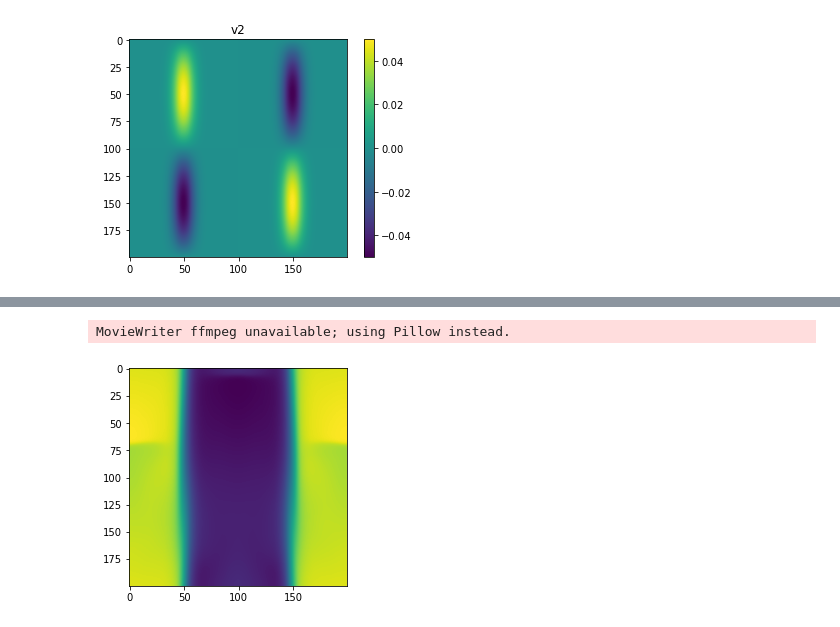
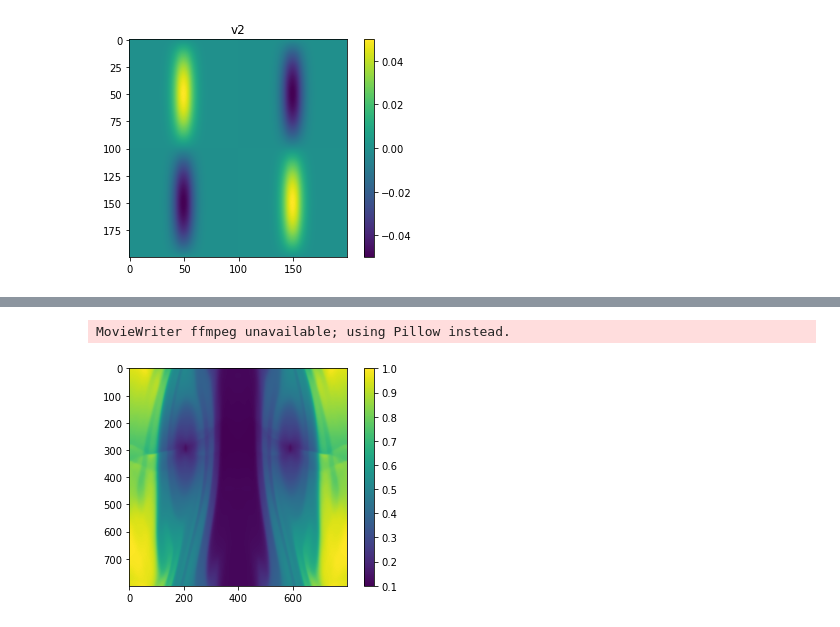
Before and after one commit to MarcusHatton/Plotting, a Jupyter notebook: KHPlotter.ipynb, the cells around one changed output, grey strips where cells are left out. Drawn from its saved outputs; the diff is of its cells as text; code cells hidden in the pictures.

```diff
--- a/KHPlotter.ipynb
+++ b/KHPlotter.ipynb
@@ -20,9 +20,10 @@ fs_BDNK_Sh = []
 #   fs_IS_Sh.append(h5py.File('IS/KH/Shear/cfl04/dp_200x200x0_'+str(n)+'.hdf5','r'))
 #   fs_ISCE_Sh.append(h5py.File('ISCE/KH/Shear/cfl04/dp_200x200x0_'+str(n)+'.hdf5','r'))
 
-for n in range(11):
-#   fs_IS_Id.append(h5py.File('IS/KH/Ideal/dp_800x800x0_'+str(n)+'.hdf5','r'))
-#   fs_ISCE_Id.append(h5py.File('ISCE/KH/Ideal/dp_800x800x0_'+str(n)+'.hdf5','r'))
+num_outputs = 11
+for n in range(num_outputs):
+  fs_IS_Id.append(h5py.File('IS/KH/Ideal/dp_800x800x0_'+str(n)+'.hdf5','r'))
+  fs_ISCE_Id.append(h5py.File('ISCE/KH/Ideal/dp_800x800x0_'+str(n)+'.hdf5','r'))
 
 #   fs_IS_Id.append(h5py.File('IS/KH/Ideal/dp_200x200x0_'+str(n)+'.hdf5','r'))
 #   fs_ISCE_Id.append(h5py.File('ISCE/KH/Ideal/dp_200x200x0_'+str(n)+'.hdf5','r'))
@@ -38,19 +39,20 @@ for n in range(11):
 #   fs_ISCE_Sh.append(h5py.File('ISCE/KH/Shear/dp_200x200x0_'+str(n)+'.hdf5','r'))
 
 #   fs_IS_Sh.append(h5py.File('IS/KH/Shear/tau5em1eta5em3/dp_200x200x0_'+str(n)+'.hdf5','r'))
-  fs_ISCE_Sh.append(h5py.File('ISCE/KH/Shear/tau5em2eta5em3/dp_200x200x0_'+str(n)+'.hdf5','r'))
+#   fs_ISCE_Sh.append(h5py.File('ISCE/KH/Shear/tau5em2eta5em3/dp_200x200x0_'+str(n)+'.hdf5','r'))
 #   fs_ISCE_Sh.append(h5py.File('ISCE/KH/Shear/tau5em3eta1em3wide/dp_200x200x0_'+str(n)+'.hdf5','r'))
 
 #   fs_BDNK_Sh.append(h5py.File('BDNK/KH/zeta1em3/dp_200x200x0_'+str(n)+'.hdf5','r'))
 #   fs_BDNK_Sh.append(h5py.File('BDNK/KH/eta0_1em5/dp_800x800x0_'+str(n)+'.hdf5','r'))
 #   fs_BDNK_Sh.append(h5py.File('BDNK/KH/eta0_5em4/dp_200x200x0_'+str(n)+'.hdf5','r'))
-  fs_BDNK_Sh.append(h5py.File('BDNK/KH/eta0_5em4_newID/dp_200x200x0_'+str(n)+'.hdf5','r')) #HACK
+#   fs_BDNK_Sh.append(h5py.File('BDNK/KH/eta0_5em4_newID/dp_200x200x0_'+str(n)+'.hdf5','r')) #HACK
+#   fs_BDNK_Sh.append(h5py.File('BDNK/KH/eta0_2em4_coarse/dp_200x200x0_'+str(n)+'.hdf5','r')) #HACK
     #   fs_BDNK_Sh.append(h5py.File('BDNK/KH/eta0_2em5/dp_200x200x0_'+str(n)+'.hdf5','r'))
 
 # fss = [fs_ISCE_Id, fs_BDNK_Id, fs_BDNK_Sh]
 # fss = [fs_IS_Sh, fs_ISCE_Sh, fs_BDNK_Sh]
 #fss = [fs_IS_Id, fs_IS_Sh]
-fss = [fs_ISCE_Sh, fs_BDNK_Sh]
+fss = [fs_IS_Id, fs_ISCE_Id]
 # %%
 # fs1 = []
 # fs2 = []
@@ -147,7 +145,11 @@ def TwoDAnimation(i, VarClass, Var, num_frames):
     fig, ax = plt.subplots()
     images = []
     for frame_num in range(num_frames):
-        images.append([plt.imshow(fs[frame_num][VarClass+'/'+Var][:,:])])
+        image = plt.imshow(fs[frame_num][VarClass+'/'+Var][:,:])
+        if frame_num == 0:
+            plt.colorbar()
+#         images.append([plt.imshow(fs[frame_num][VarClass+'/'+Var][:,:])])
+        images.append([image])
 
     anim = ArtistAnimation(fig, images, blit=True, repeat_delay=0, interval=500)
     return anim
@@ -172,11 +172,11 @@ IndexError: list index out of range
 # %%
 # anim = TwoDAnimation(0, 'Primitive','v1',11)
-anim = TwoDAnimation(1, 'Primitive','v1',11)
+anim = TwoDAnimation(1, 'Primitive','n',num_outputs)
 HTML(anim.to_jshtml())
-anim.save('testing.gif')
+anim.save('ISCEKHIdeal.gif')
 # %% [output]
 MovieWriter ffmpeg unavailable; using Pillow instead.
-[figure, old version]
+[figure, new version]
 # %%
 for var in 'D', 'S1', 'S2', 'Tau':
     for fs in fss:
```
Also changed, not shown: parts of 8 cells of this notebook, 1 other file.
